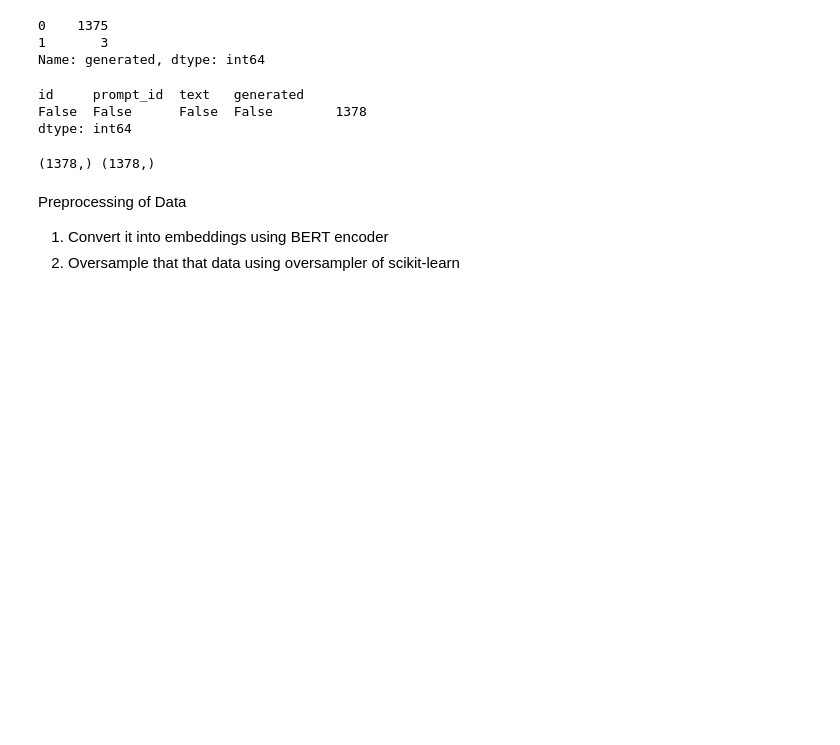
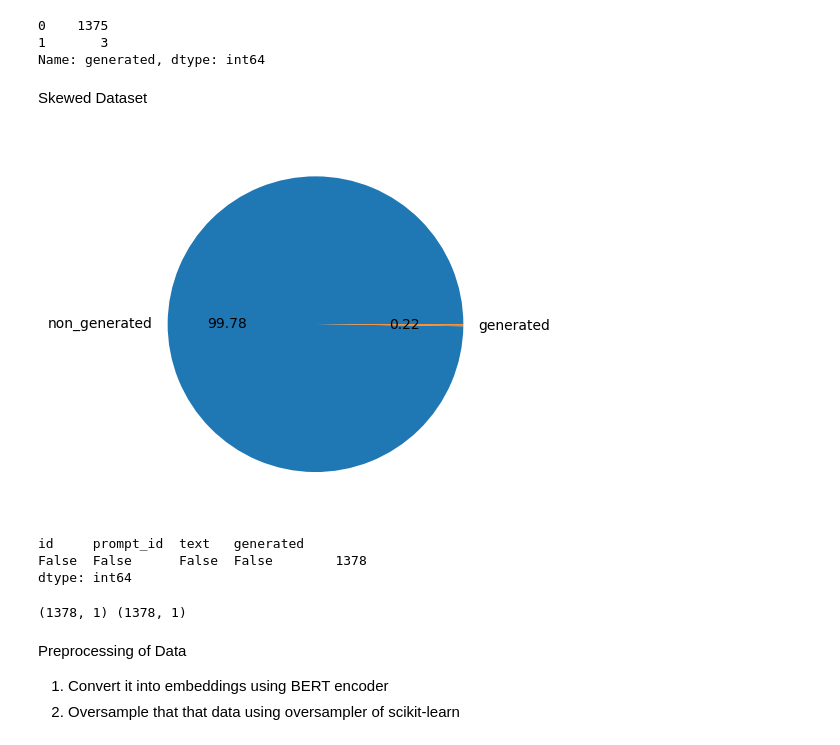
Before and after one commit to palswayam5/LLM-Model---Detect-AI-Generated-Text, a Jupyter notebook: BERT.ipynb, the cells around one changed output. Saved outputs shown, nothing was run; the diff lists cells and outputs as text; code cells hidden in the pictures; blank space fills up the shorter version.

```diff
--- a/BERT.ipynb
+++ b/BERT.ipynb
@@ -81,6 +81,13 @@ train_essay['generated'].value_counts()
 0    1375
 1       3
 Name: generated, dtype: int64
+# %% [markdown]
+Skewed Dataset
+# %%
+plt.pie(train_essay['generated'].value_counts(),labels = ['non_generated','generated'],autopct="%0.2f")
+plt.show()
+# %% [output]
+[figure, added]
 # %%
 train_essay.isnull().value_counts()
 # %% [output]
@@ -95,7 +100,7 @@ labels = ['generated','not-generated']
 # %%
-print(X.shape,y.shape)
+print(train_text.shape,train_generated.shape)
 # %% [output]
-(1378,) (1378,)
+(1378, 1) (1378, 1)
 # %% [markdown]
 Preprocessing of Data
 1. Convert it into embeddings using BERT encoder
```
Also changed, not shown: parts of 43 cells of this notebook.
